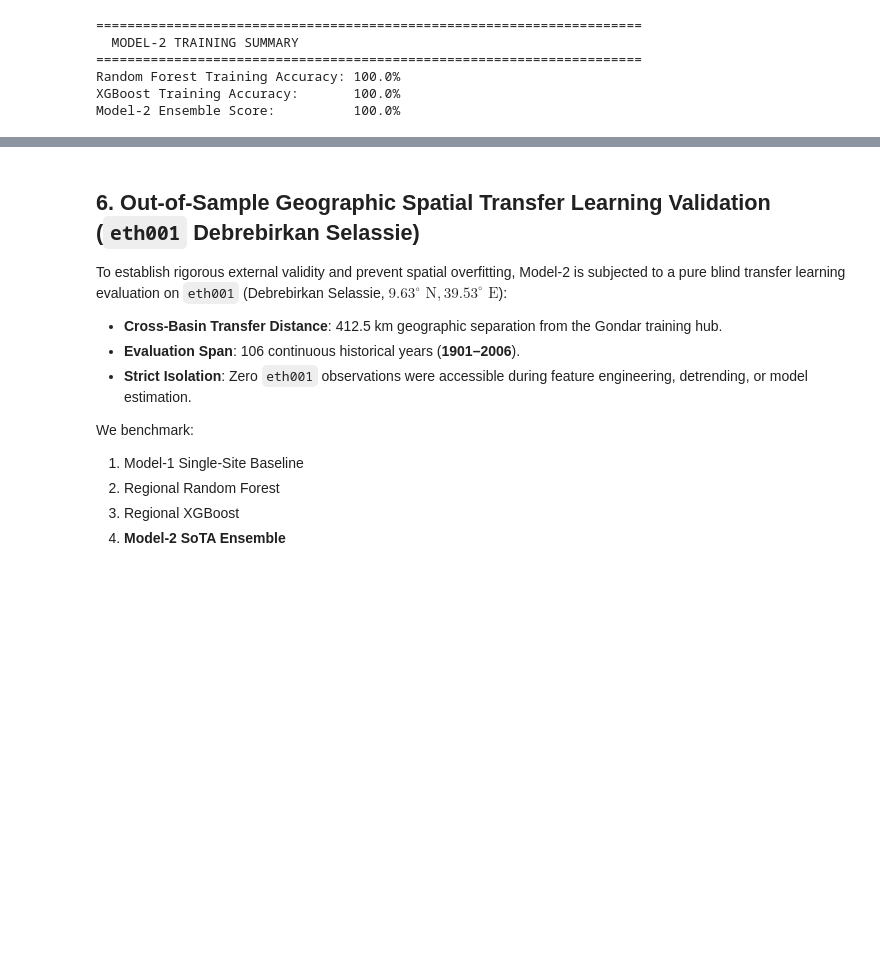
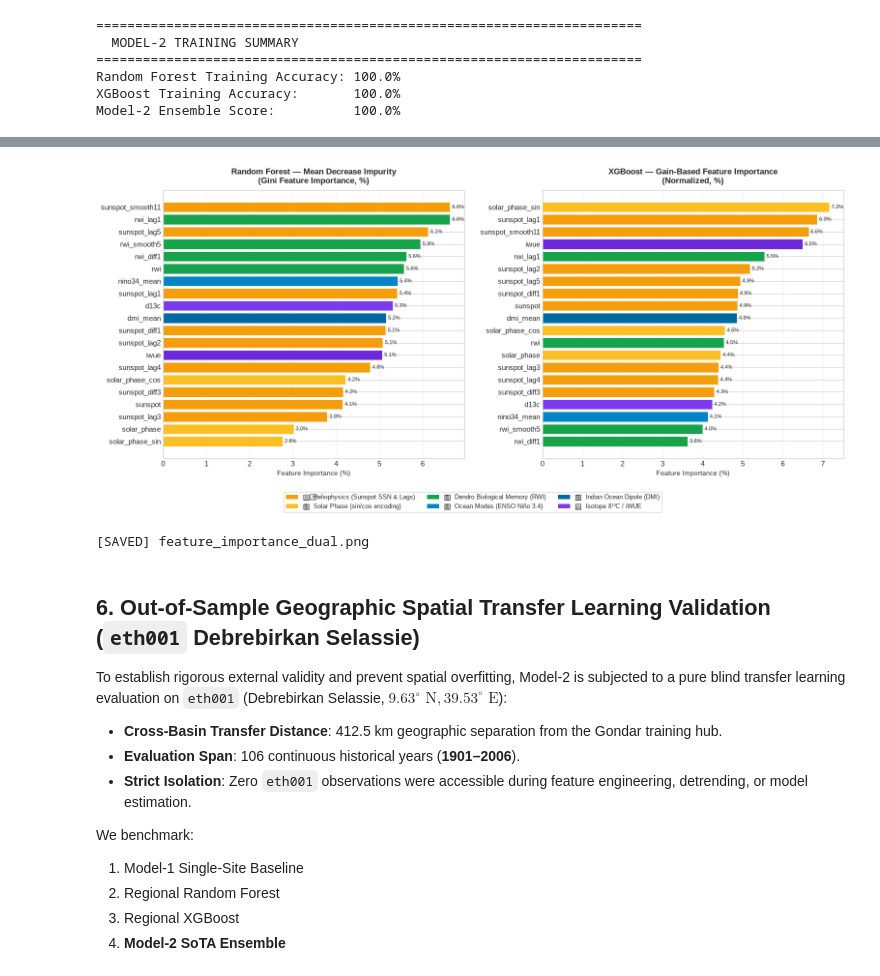
Before and after one commit to ezekiyastsegaye123-cmyk/Fradscr, a Jupyter notebook: model-2.ipynb, the cells around one changed output, grey strips where cells are left out. Saved outputs shown, nothing was run; the diff lists cells and outputs as text; code cells hidden in the pictures; blank space fills up the shorter version.

```diff
--- a/model-2.ipynb
+++ b/model-2.ipynb
@@ -326,3 +487,66 @@ Model-2 Ensemble Score:          100.0%
+# %%
+# ── Dual Feature Importance: RF Gini + XGB Gain ───────────────────────────────
+feature_names = DroughtFeatureEngineer.FEATURE_NAMES
+
+# RF: Mean Decrease in Impurity (Gini importance)
+rf_importances = pd.Series(rf_model.feature_importances_, index=feature_names).sort_values(ascending=True)
+
+# XGB: Gain-based importance
+xgb_imp_raw = xgb_model.get_booster().get_score(importance_type='gain')
+xgb_importances = pd.Series({f: xgb_imp_raw.get(f'f{i}', 0.0) for i, f in enumerate(feature_names)})
+xgb_importances = (xgb_importances / xgb_importances.sum()).sort_values(ascending=True)
+
+fig, axes = plt.subplots(1, 2, figsize=(16, 7))
+
+# Color code by proxy group
+proxy_colors = {
+    'sunspot': '#f59e0b', 'sunspot_lag1': '#f59e0b', 'sunspot_lag2': '#f59e0b',
+    'sunspot_lag3': '#f59e0b', 'sunspot_lag4': '#f59e0b', 'sunspot_lag5': '#f59e0b',
+    'sunspot_smooth11': '#f59e0b', 'sunspot_diff1': '#f59e0b', 'sunspot_diff3': '#f59e0b',
+    'solar_phase': '#fbbf24', 'solar_phase_sin': '#fbbf24', 'solar_phase_cos': '#fbbf24',
+    'rwi': '#16a34a', 'rwi_lag1': '#16a34a', 'rwi_diff1': '#16a34a', 'rwi_smooth5': '#16a34a',
+    'nino34_mean': '#0284c7', 'dmi_mean': '#0369a1',
+    'd13c': '#7c3aed', 'iwue': '#6d28d9',
+}
+
+# RF plot
+rf_colors = [proxy_colors.get(f, '#94a3b8') for f in rf_importances.index]
+axes[0].barh(rf_importances.index, rf_importances.values * 100, color=rf_colors, edgecolor='white', linewidth=0.5)
+axes[0].set_title('Random Forest — Mean Decrease Impurity\n(Gini Feature Importance, %)', fontsize=12, fontweight='bold', pad=10)
+axes[0].set_xlabel('Feature Importance (%)', fontsize=10)
+for i, (val, name) in enumerate(zip(rf_importances.values, rf_importances.index)):
+    axes[0].text(val * 100 + 0.05, i, f'{val*100:.1f}%', va='center', fontsize=8)
+axes[0].grid(True, axis='x', alpha=0.25)
+
+# XGB plot
+xgb_colors = [proxy_colors.get(f, '#94a3b8') for f in xgb_importances.index]
+axes[1].barh(xgb_importances.index, xgb_importances.values * 100, color=xgb_colors, edgecolor='white', linewidth=0.5)
+axes[1].set_title('XGBoost — Gain-Based Feature Importance\n(Normalized, %)', fontsize=12, fontweight='bold', pad=10)
+axes[1].set_xlabel('Feature Importance (%)', fontsize=10)
+for i, (val, name) in enumerate(zip(xgb_importances.values, xgb_importances.index)):
+    axes[1].text(val * 100 + 0.05, i, f'{val*100:.1f}%', va='center', fontsize=8)
+axes[1].grid(True, axis='x', alpha=0.25)
+
+# Shared legend
+from matplotlib.patches import Patch
+legend_elements = [
+    Patch(facecolor='#f59e0b', label='☀️  Heliophysics (Sunspot SSN & Lags)'),
+    Patch(facecolor='#fbbf24', label='🌐  Solar Phase (sin/cos encoding)'),
+    Patch(facecolor='#16a34a', label='🌱  Dendro Biological Memory (RWI)'),
+    Patch(facecolor='#0284c7', label='🌊  Ocean Modes (ENSO Niño 3.4)'),
+    Patch(facecolor='#0369a1', label='💧  Indian Ocean Dipole (DMI)'),
+    Patch(facecolor='#7c3aed', label='🧪  Isotope δ¹³C / iWUE'),
+]
+fig.legend(handles=legend_elements, loc='lower center', ncol=3, fontsize=9,
+           frameon=True, bbox_to_anchor=(0.5, -0.07))
+
+plt.tight_layout(pad=2.0)
+plt.savefig(PROJECT_ROOT / "outputs/figures/feature_importance_dual.png", dpi=130, bbox_inches='tight')
+plt.show()
+print("[SAVED] feature_importance_dual.png")
+# %% [output]
+[figure, added]
+[SAVED] feature_importance_dual.png
 # %% [markdown]
 ## 6. Out-of-Sample Geographic Spatial Transfer Learning Validation (`eth001` Debrebirkan Selassie)
 
```
Also changed, not shown: parts of 8 cells of this notebook, 11 other files.
